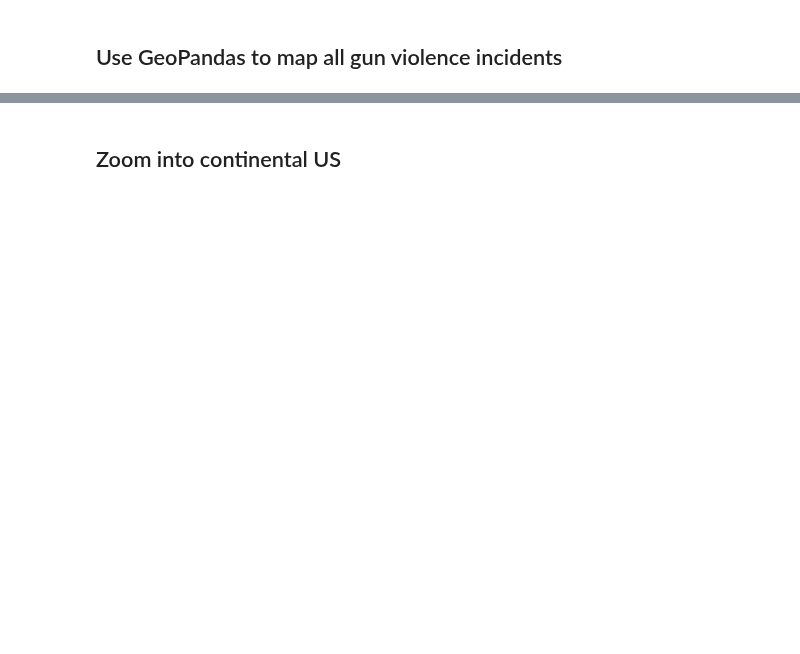
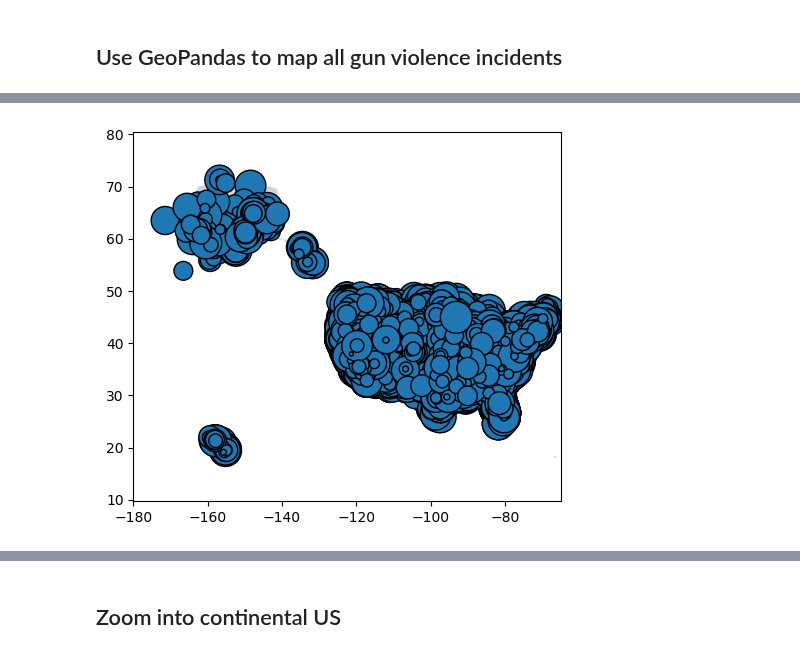
Before and after one commit to vivianndo/ads508_gunviolence, a Jupyter notebook: project.ipynb, the cells around one changed output, grey strips where cells are left out. Drawn from its saved outputs; the diff is of its cells as text; code cells hidden in the pictures; blank space fills up the shorter version.

```diff
--- a/project.ipynb
+++ b/project.ipynb
@@ -469,0 +518,5 @@ df.head(5)
+# %%
+statement = "SELECT stname, max(census2010pop) as pop_count from ads508.est2018 GROUP BY stname ORDER BY stname asc LIMIT 100"
+state_pop=pd.read_sql(statement, conn)
+state_pop=state_pop.tail(51)
+state_pop
@@ -493,0 +585,3 @@ gb_state.head(16)
+# %%
+gb_state['state_pop']=state_pop['pop_count']
+gb_state
@@ -493,0 +606,4 @@ gb_state.head(16)
+# %%
+gb_state['incident_rate']=gb_state['incident_count']/gb_state['state_pop']
+gb_state['incident_rate_per_100k']=gb_state['incident_rate']*100000
+gb_state
@@ -561,0 +648,10 @@ df_geo.head()
+# %%
+united_states = GeoDataFrame.from_file('state_shapefiles/')
+#north_america.plot(color='lightgrey')
+
+axes = united_states.plot(color='lightgrey', edgecolor='white')
+axes.scatter(x=df['longitude'], y=df['latitude'], s=.03*(gb_state['incident_count']), edgecolors='black')
+plt.xlim(xmin=-180,xmax=-65)
+plt.show()
+# %% [output]
+[figure, added]
```
Also changed, not shown: parts of 38 cells of this notebook.
